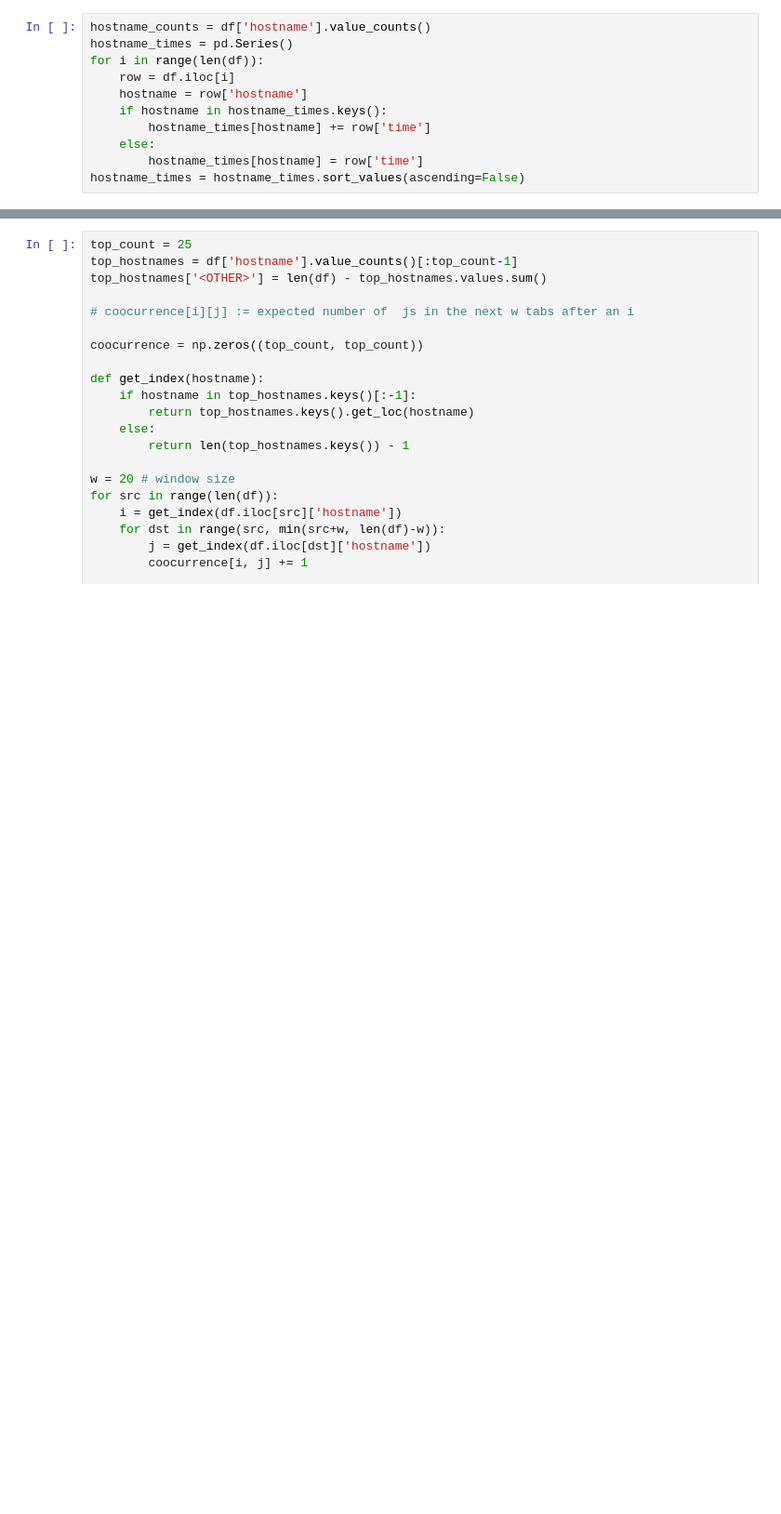
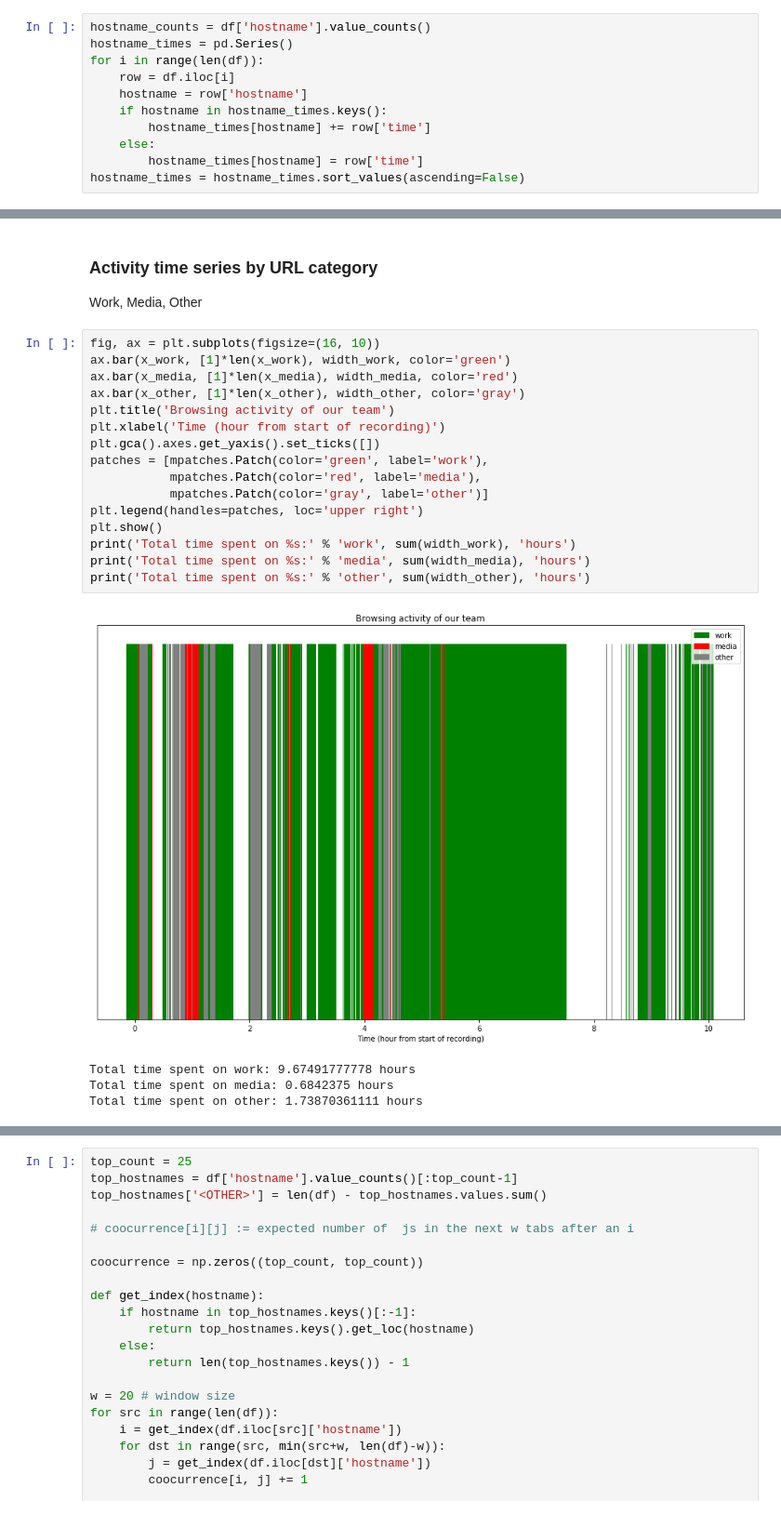
Before and after one commit to chrisdats/TJ-habit-bot, a Jupyter notebook: data_analysis/analysis.ipynb, the cells around one changed output, grey strips where cells are left out. Shown at 93% size. Drawn from its saved outputs; the diff is of its cells as text; blank space fills up the shorter version.

```diff
--- a/data_analysis/analysis.ipynb
+++ b/data_analysis/analysis.ipynb
@@ -71,0 +110,25 @@ dtype: int64
+# %% [markdown]
+### Activity time series by URL category
+
+Work, Media, Other
+# %%
+fig, ax = plt.subplots(figsize=(16, 10))
+ax.bar(x_work, [1]*len(x_work), width_work, color='green')
+ax.bar(x_media, [1]*len(x_media), width_media, color='red')
+ax.bar(x_other, [1]*len(x_other), width_other, color='gray')
+plt.title('Browsing activity of our team')
+plt.xlabel('Time (hour from start of recording)')
+plt.gca().axes.get_yaxis().set_ticks([])
+patches = [mpatches.Patch(color='green', label='work'),
+           mpatches.Patch(color='red', label='media'),
+           mpatches.Patch(color='gray', label='other')]
+plt.legend(handles=patches, loc='upper right')
+plt.show()
+print('Total time spent on %s:' % 'work', sum(width_work), 'hours')
+print('Total time spent on %s:' % 'media', sum(width_media), 'hours')
+print('Total time spent on %s:' % 'other', sum(width_other), 'hours')
+# %% [output]
+[figure, added]
+Total time spent on work: 9.67491777778 hours
+Total time spent on media: 0.6842375 hours
+Total time spent on other: 1.73870361111 hours
```
Also changed, not shown: parts of 11 cells of this notebook, 3 other files.
